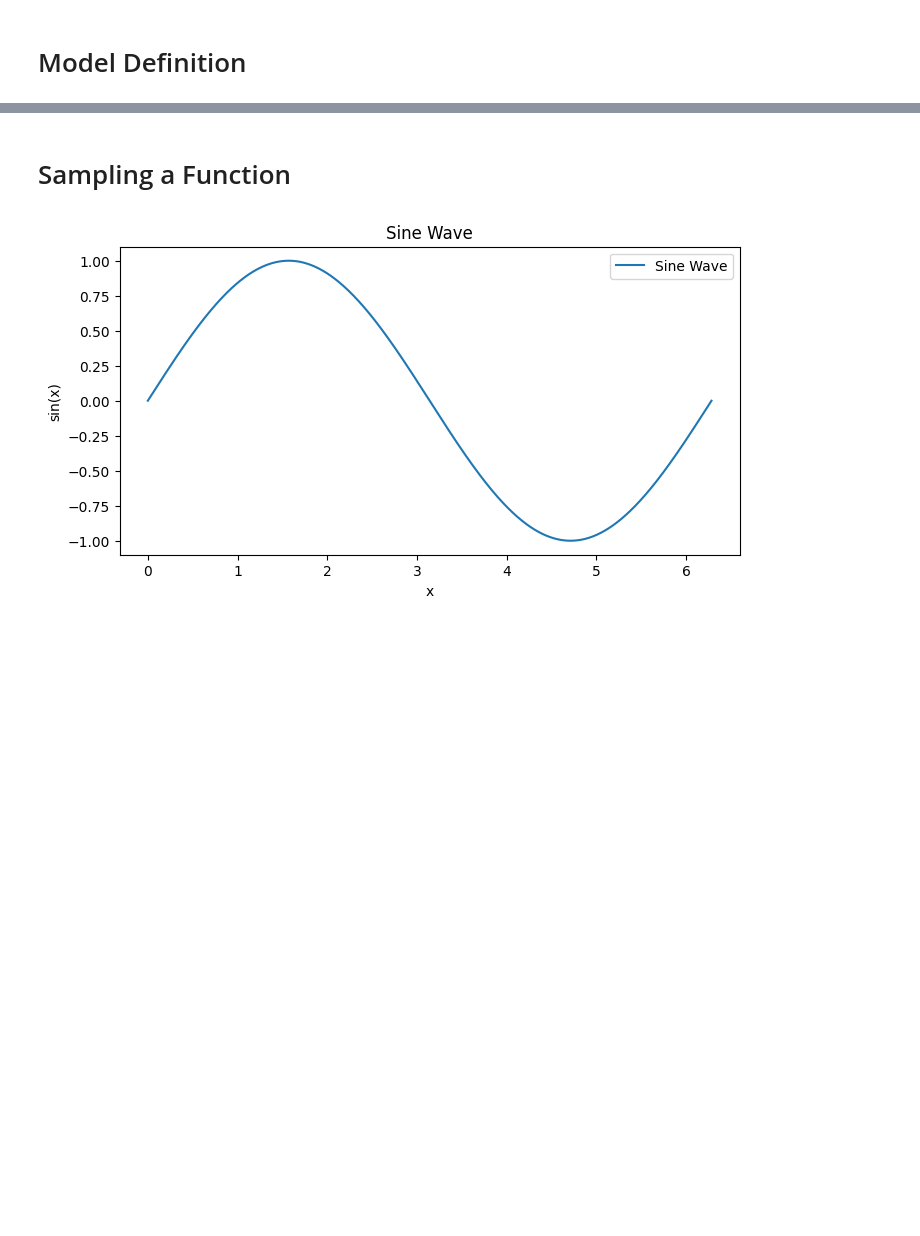
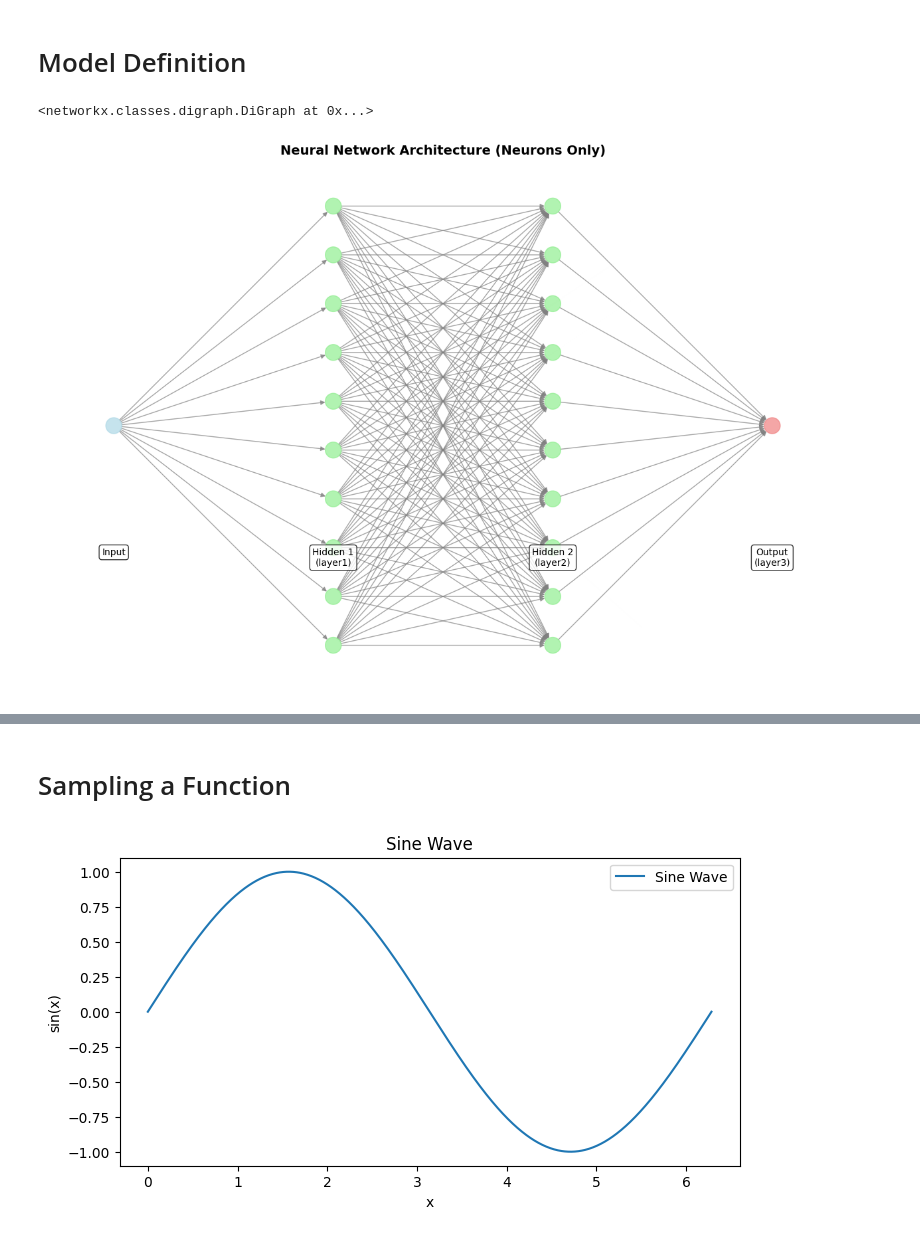
Before and after one commit to spagdoon0411/pytorch-csu-ccc-summer-camp, a Jupyter notebook: feed-forward.ipynb, the cells around one changed output, grey strips where cells are left out. Saved outputs shown, nothing was run; the diff lists cells and outputs as text; code cells hidden in the pictures; blank space fills up the shorter version.

```diff
--- a/feed-forward.ipynb
+++ b/feed-forward.ipynb
@@ -26,3 +38,8 @@ model = FeedForward()
+# %%
+nn_vis.visualize_neural_network(model)
+# %% [output]
+<networkx.classes.digraph.DiGraph at 0x...>
+[figure, added]
 # %%
 def display_model(model):
     sample_input = torch.randn(1)
```
Also changed, not shown: parts of 12 cells of this notebook, 3 other files.
